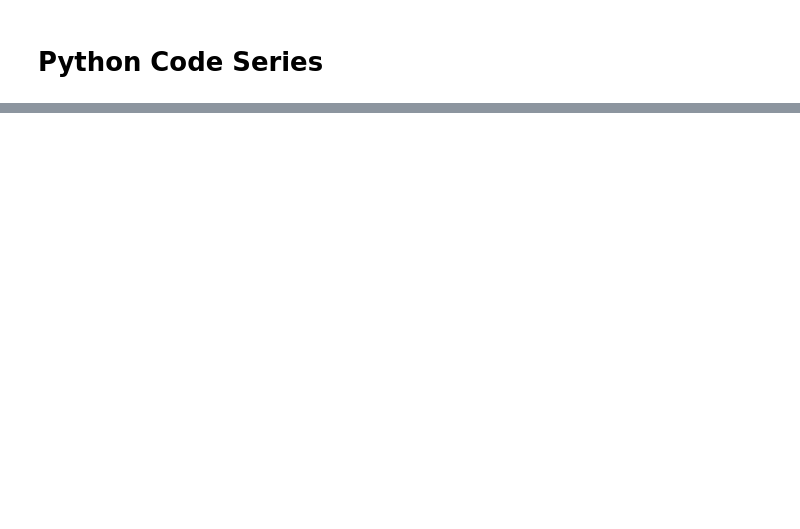
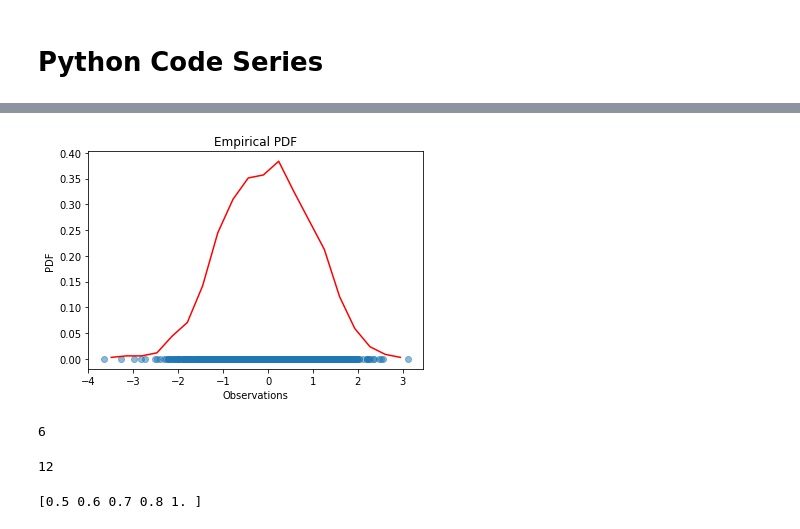
Before and after one commit to pkmariya/Python, a Jupyter notebook: Python_Int_Series.ipynb, the cells around one changed output, grey strips where cells are left out. Drawn from its saved outputs; the diff is of its cells as text; code cells hidden in the pictures; blank space fills up the shorter version.

```diff
--- a/Python_Int_Series.ipynb
+++ b/Python_Int_Series.ipynb
@@ -64,0 +354,29 @@ Enter an Integer -67890
+# %%
+import numpy as np
+import matplotlib.pyplot as plt
+
+def empirical_pdf(X, num_bins=20):
+    # Calculate the histogram of the observations
+    counts, bin_edges = np.histogram(X, bins=num_bins, density=True)
+
+    # Calculate the midpoints of the bins
+    bin_midpoints = (bin_edges[:-1] + bin_edges[1:]) / 2
+
+    # Calculate the estimated PDF as a line plot
+    plt.plot(bin_midpoints, counts, 'r-')
+
+    # Create a scatter plot of the observed values
+    plt.scatter(X, np.zeros_like(X), alpha=0.5)
+
+    # Add labels and title
+    plt.xlabel('Observations')
+    plt.ylabel('PDF')
+    plt.title('Empirical PDF')
+
+    # Show the plot
+    plt.show()
+# %%
+X = np.random.normal(loc=0, scale=1, size=1000)
+empirical_pdf(X)
+# %% [output]
+[figure, added]
@@ -64,0 +403,30 @@ Enter an Integer -67890
+# %%
+a = [1, 3, 6, 12, 5]
+p = [0.5, 0.1, 0.1, 0.1, 0.2]
+print(sample_from_pmf(a, p))
+# %% [output]
+6
+# %%
+a = [1, 3, 6, 12, 5]
+p = [0.5, 0.1, 0.1, 0.1, 0.2]
+u_val = np.random.uniform()
+cum_val = np.cumsum(p)
+index = np.searchsorted(cum_val, u_val)
+print(a[index])
+# %% [output]
+12
+# %%
+a = [1, 3, 6, 12, 5]
+p = [0.5, 0.1, 0.1, 0.1, 0.2]
+# Calculate Cumulative Sum for Probabilities
+csum = np.cumsum(p)
+print(csum)
+
+# Generate random numbers
+random_nums = np.random_uniform()
+
+# Search for u in cumulative sum
+index = np.searchsorted(csum, random_nums)
+print(a[index])
+# %% [output]
+[0.5 0.6 0.7 0.8 1. ]
```
Also changed, not shown: parts of 50 cells of this notebook.
